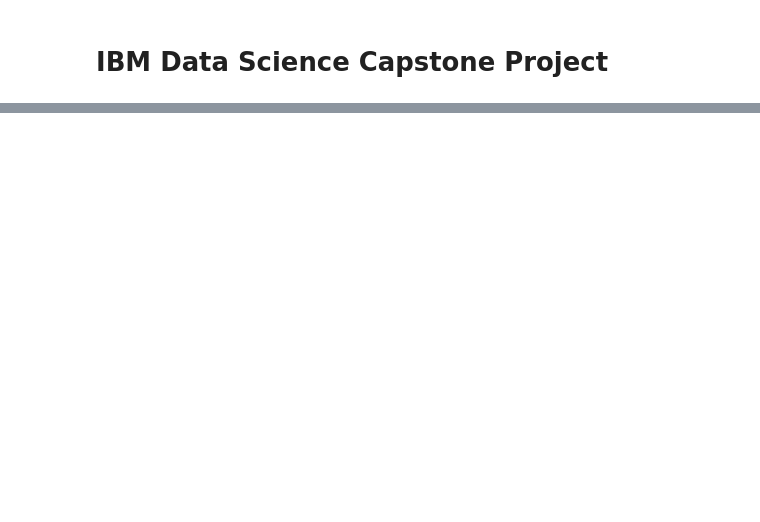
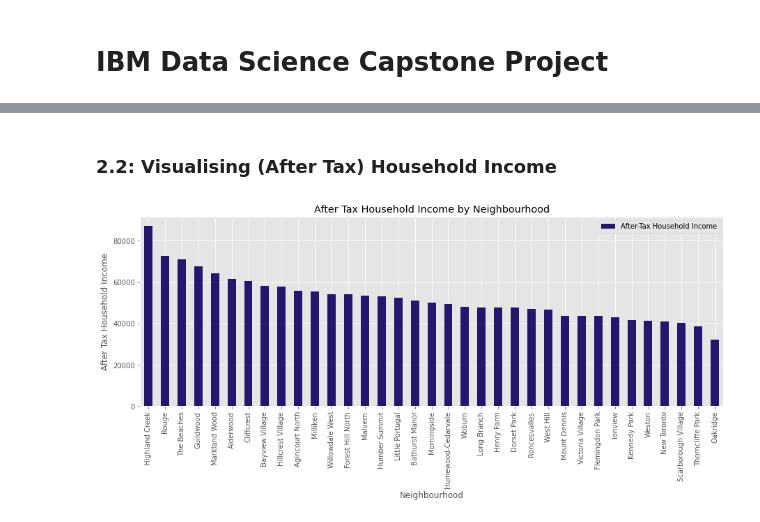
Before and after one commit to thatjosh/IBM-Data-Science-Capstone-Project, a Jupyter notebook: Week 4.ipynb, the cells around one changed output, grey strips where cells are left out. Saved outputs shown, nothing was run; the diff lists cells and outputs as text; code cells hidden in the pictures; blank space fills up the shorter version.

```diff
--- a/Week 4.ipynb
+++ b/Week 4.ipynb
@@ -36,0 +112,3 @@
+# %%
+results = requests.get(url).json()
+results
@@ -36,0 +133,7 @@
+# %%
+# assign relevant part of JSON to venues
+venues = results['response']['venues']
+
+# tranform venues into a dataframe
+MW_df = json_normalize(venues)
+MW_df.head()
@@ -36,0 +196,5 @@
+# %%
+# generate neighbourhood list
+
+neighbourhood_list = list(final_loc_stats['Neighbourhood'])
+neighbourhood_list[3]
@@ -36,0 +239,8 @@
+# %%
+from pandas import DataFrame as df
+
+final_loc_stats_2 = final_loc_stats
+
+count_restaurant_df = df(count_restaurant,columns=['Restaurant Count'])
+final_loc_stats_2 = final_loc_stats_2.join(count_restaurant_df)
+final_loc_stats_2
@@ -36,0 +326,19 @@
+# %% [markdown]
+### 2.2: Visualising (After Tax) Household Income
+# %%
+# define df
+df_income = final_loc_stats_2[['Neighbourhood', 'After-Tax Household Income']].set_index('Neighbourhood')
+
+# sort by descending order
+df_income.sort_values(by='After-Tax Household Income', ascending=False, inplace=True)
+
+# plot
+mpl.style.use('ggplot')
+df_income.plot(kind='bar', figsize=(15,5), color='#25176e')
+plt.title('After Tax Household Income by Neighbourhood')
+plt.xlabel('Neighbourhood')
+plt.ylabel('After Tax Household Income')
+
+plt.show()
+# %% [output]
+[figure, added]
```
Also changed, not shown: parts of 54 cells of this notebook.
